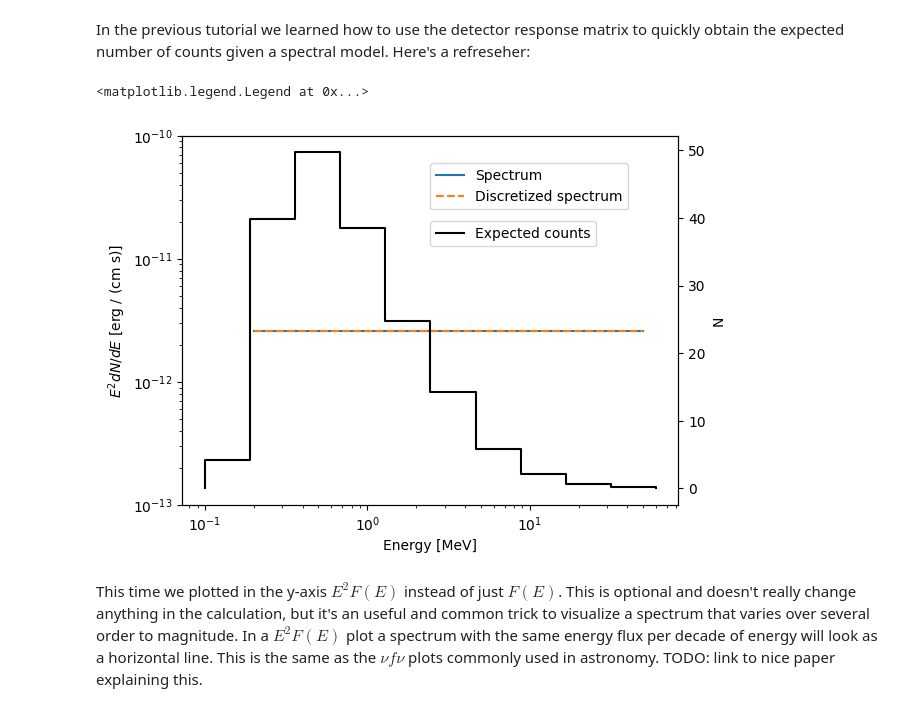
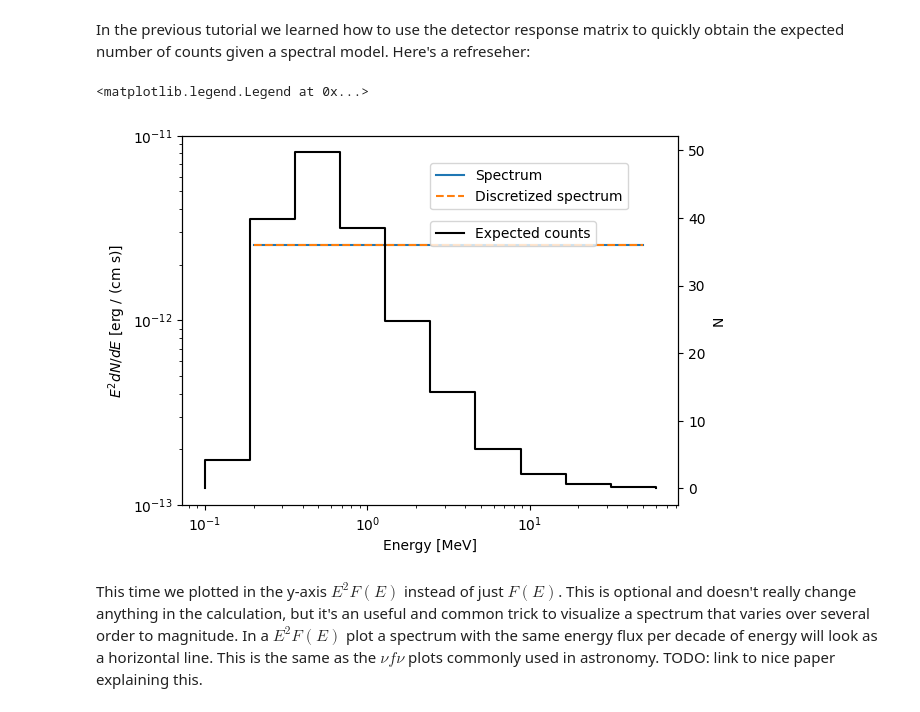
Before and after one commit to israelmcmc/gammaraytoys, a Jupyter notebook: docs/tutorials/04-binned_likelihood_spectrum.ipynb, the cells around one changed output. Saved outputs shown, nothing was run; the diff lists cells and outputs as text; code cells hidden in the pictures.

```diff
--- a/docs/tutorials/04-binned_likelihood_spectrum.ipynb
+++ b/docs/tutorials/04-binned_likelihood_spectrum.ipynb
@@ -30,34 +30,35 @@ source = PointSource(offaxis_angle = 0*u.deg,
 response = SpectralResponse.open("instrument_response/response_energy_onaxis_traddet.h5")
 
 expected_signal_counts = response.expected_counts(source, duration)
 
 # Get a copy of the data.
 # In order to get a sense of what to expect "on average" we'll
 # ignore fluctuations for now and will set the data --the arrays
 # of counts on each bin N_k-- exactly to <N_k>
 # In the excersize below you'll uncomment the Poisson fluctuations
 # and see what happens.
 
 data = deepcopy(expected_signal_counts)
 # Uncomment the following line for the excersize
 #data[:] = np.random.poisson(data.contents)
 
 # ==== Plotting ====
 fig,axl = plt.subplots()
 
 # Input spectrum. Exact and discretized version
 source.plot_spectrum(axl, e2 = True, label = 'Spectrum');
 source.plot_spectrum(axl, e2 = True, discretize_axis = response.photon_energy_axis,
                      label = 'Discretized spectrum', ls = '--');
 axl.legend(loc = (.5,.8))
+axl.set_ylim(1e-13, 1e-11)
 
 axr = axl.twinx()
 data.plot(axr, color = 'black', label = 'Expected counts')
 axr.set_ylabel("N")
 axr.legend(loc = (.5,.7))
 # %% [output]
 <matplotlib.legend.Legend at 0x...>
-[figure, old version]
+[figure, new version]
 # %% [markdown]
 This time we plotted in the y-axis $E^2 F(E)$ instead of just $F(E)$. This is optional and doesn't really change anything in the calculation, but it's an useful and common trick to visualize a spectrum that varies over several order to magnitude. In a  $E^2 F(E)$ plot a spectrum with the same energy flux per decade of energy will look as a horizontal line. This is the same as the $\nu f\nu$ plots commonly used in astronomy. TODO: link to nice paper explaining this.
 # %% [markdown]
```
Also changed, not shown: parts of 7 cells of this notebook, 6 other files.
